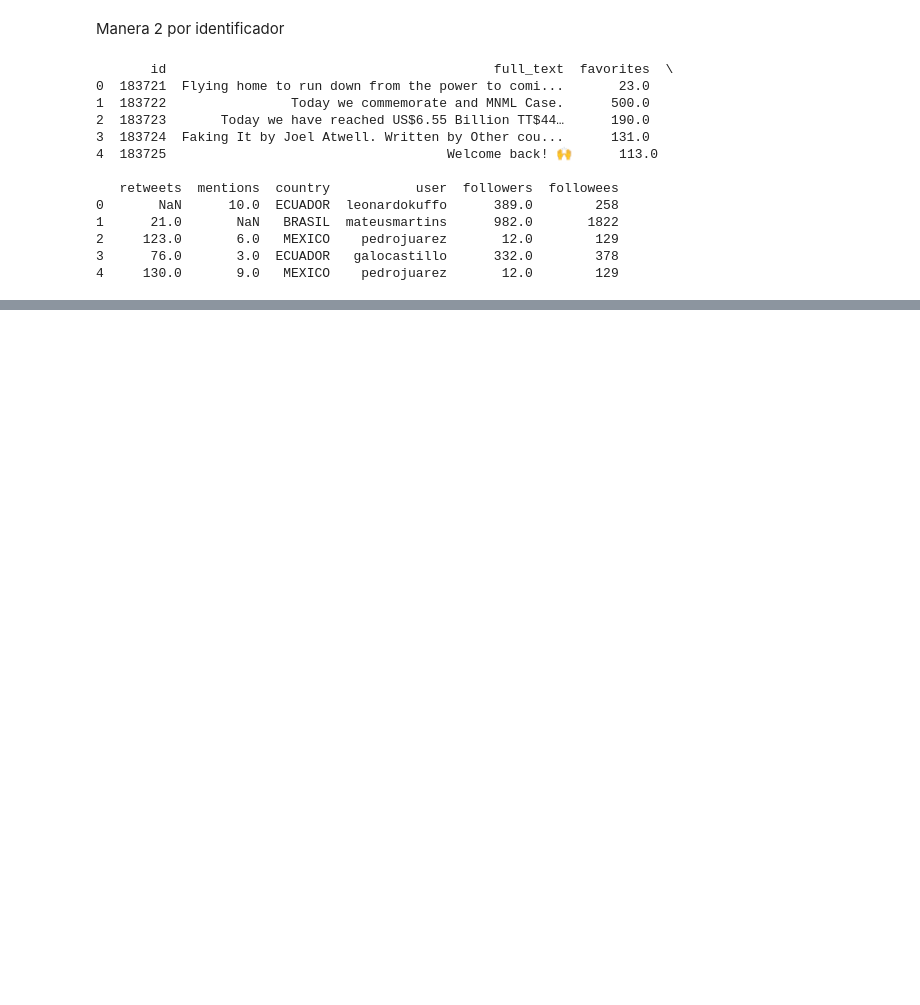
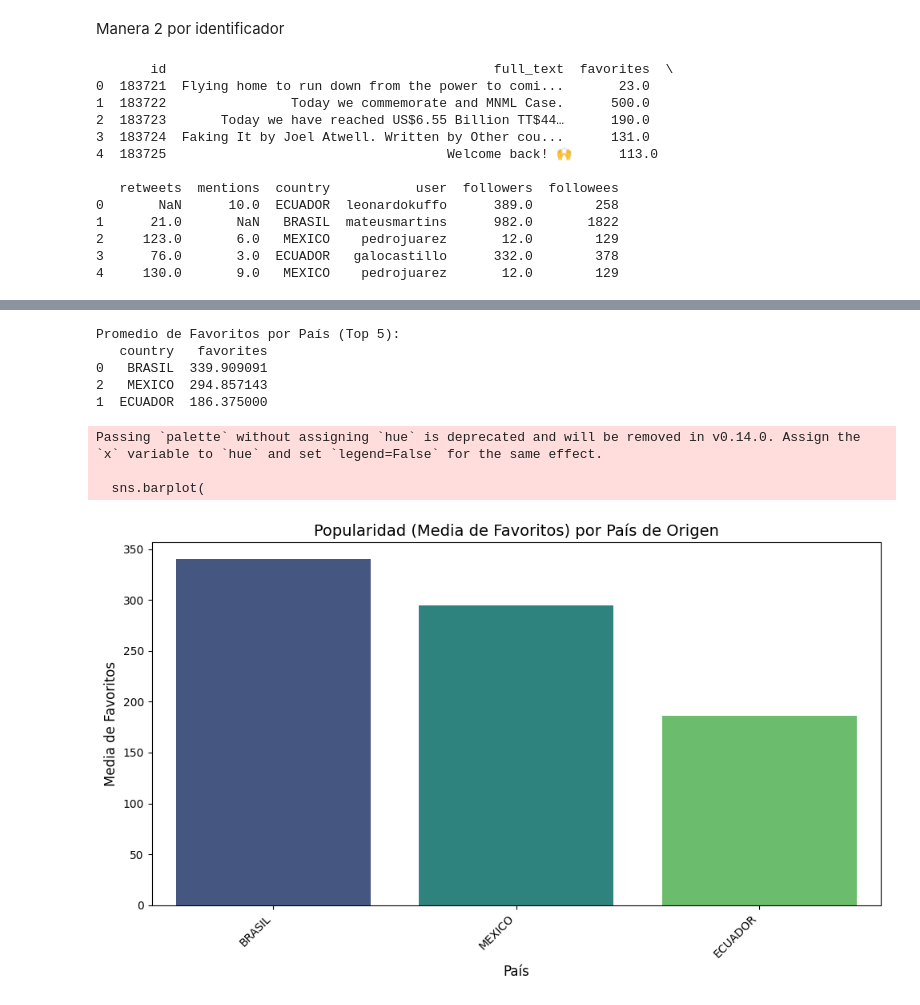
Before and after one commit to CaballeroUrrego/Ciencia-de-datos, a Jupyter notebook: dataset.ipynb, the cells around one changed output, grey strips where cells are left out. Cells and saved outputs as stored; diff of their text form; code cells hidden in the pictures; blank space fills up the shorter version.

```diff
--- a/dataset.ipynb
+++ b/dataset.ipynb
@@ -151,0 +253,46 @@ print(primeras_cinco_filas)
+# %%
+#  Agrupar por la columna existente 'country' y calcular el promedio de 'favorites'
+df_por_pais = df.groupby('country')['favorites'].mean().reset_index()
+
+# Ordenar los países para ver los más populares primero
+df_por_pais = df_por_pais.sort_values(by='favorites', ascending=False)
+
+print("Promedio de Favoritos por País (Top 5):")
+print(df_por_pais.head())
+
+# Guardamos el resultado en la variable 'grouped'
+grouped = df_por_pais
+# %% [output]
+Promedio de Favoritos por País (Top 5):
+   country   favorites
+0   BRASIL  339.909091
+2   MEXICO  294.857143
+1  ECUADOR  186.375000
+# %%
+import matplotlib.pyplot as plt
+import seaborn as sns
+
+# Configuración del gráfico
+plt.figure(figsize=(10, 6))
+
+# Dibujar el gráfico de barras con Seaborn
+sns.barplot(
+    x='country',
+    y='favorites',
+    data=grouped,
+    palette='viridis' # Paleta de colores atractiva
+)
+
+plt.title('Popularidad (Media de Favoritos) por País de Origen', fontsize=14)
+plt.xlabel('País', fontsize=12)
+plt.ylabel('Media de Favoritos', fontsize=12)
+
+# Rotar etiquetas del eje X para que no se superpongan
+plt.xticks(rotation=45, ha='right')
+plt.tight_layout()
+plt.show()
+# %% [output]
+Passing `palette` without assigning `hue` is deprecated and will be removed in v0.14.0. Assign the `x` variable to `hue` and set `legend=False` for the same effect.
+
+  sns.barplot(
+[figure, added]
```
Also changed, not shown: parts of 3 cells of this notebook, 1 other file.
